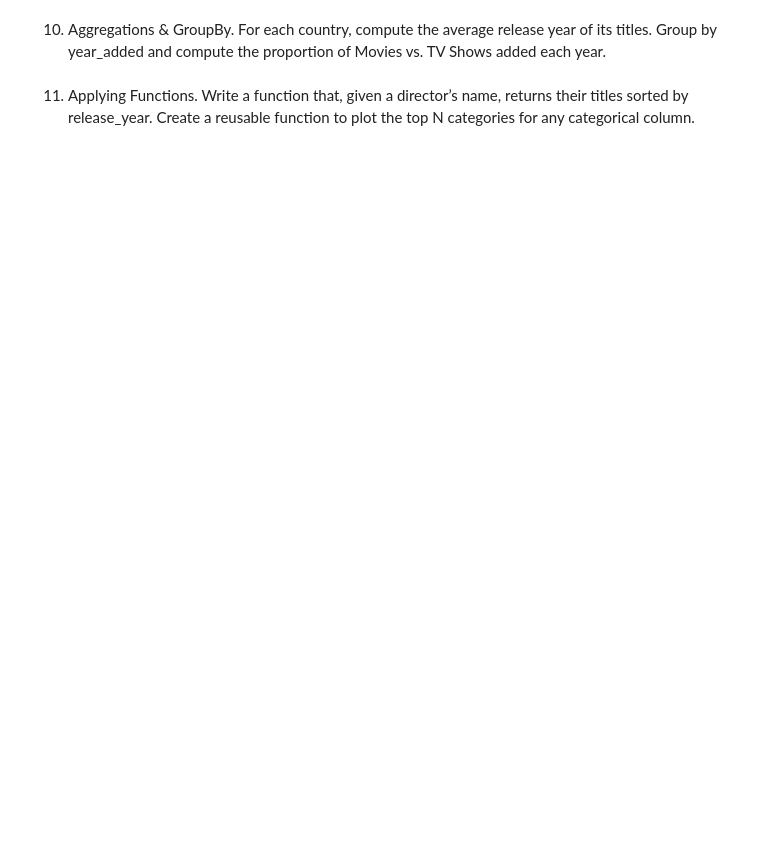
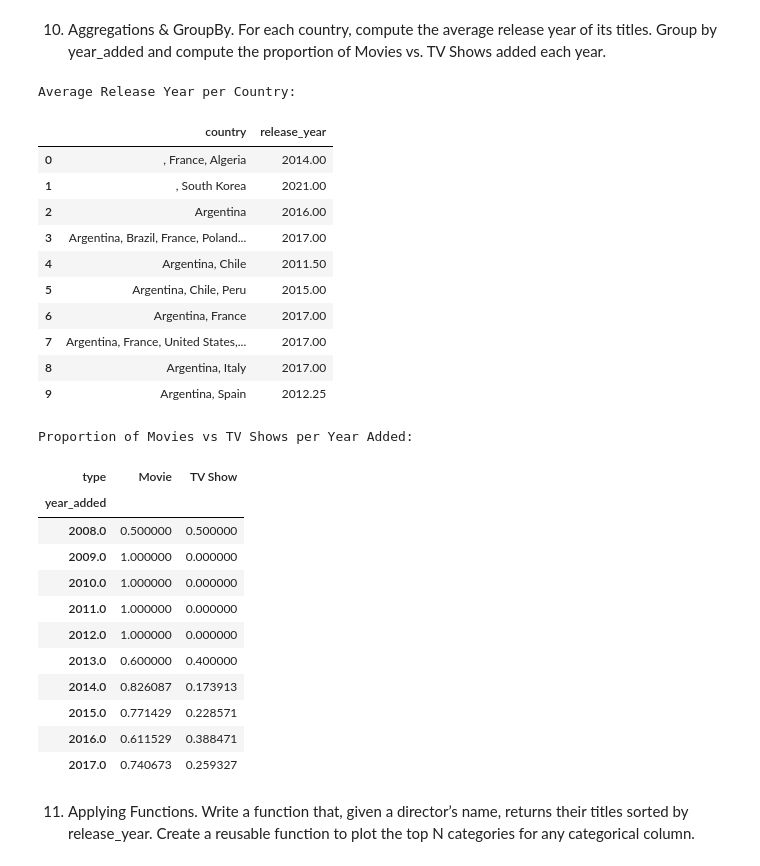
Before and after one commit to qjrmanalo25-dev/CPE-310-2526A, a Jupyter notebook: Final_Case_Study_Netflix_Dataset_(Group_2).ipynb, the cells around one changed output. Cells and saved outputs as stored; diff of their text form; code cells hidden in the pictures; blank space fills up the shorter version.

```diff
--- a/Final_Case_Study_Netflix_Dataset_(Group_2).ipynb
+++ b/Final_Case_Study_Netflix_Dataset_(Group_2).ipynb
@@ -122,4 +264,48 @@ dtype: object
 # %% [markdown]
 10) Aggregations & GroupBy. For each country, compute the average release year of its titles. Group by year_added and compute the proportion of Movies vs. TV Shows added each year.
+# %%
+df = pd.read_csv("/netflix_titles.csv")
+
+df['release_year'] = pd.to_numeric(df['release_year'], errors='coerce')
+df['date_added'] = pd.to_datetime(df['date_added'], errors='coerce')
+df['year_added'] = df['date_added'].dt.year
+df = df.dropna(subset=['country', 'year_added'])
+
+avg_release_year = df.groupby('country')['release_year'].mean().reset_index()
+
+print("Average Release Year per Country:")
+display(avg_release_year.head(10))
+
+counts = df.groupby(['year_added', 'type']).size().unstack(fill_value=0)
+proportions = counts.div(counts.sum(axis=1), axis=0)
+
+print("\nProportion of Movies vs TV Shows per Year Added:")
+display(proportions.head(10))
+# %% [output]
+Average Release Year per Country:
+|  | country | release_year |
+| 0 | , France, Algeria | 2014.00 |
+| 1 | , South Korea | 2021.00 |
+| 2 | Argentina | 2016.00 |
+| 3 | Argentina, Brazil, France, Poland... | 2017.00 |
+| 4 | Argentina, Chile | 2011.50 |
+| 5 | Argentina, Chile, Peru | 2015.00 |
+| 6 | Argentina, France | 2017.00 |
+| 7 | Argentina, France, United States,... | 2017.00 |
+| 8 | Argentina, Italy | 2017.00 |
+| 9 | Argentina, Spain | 2012.25 |
+Proportion of Movies vs TV Shows per Year Added:
+| type | Movie | TV Show |
+| year_added |  |  |
+| 2008.0 | 0.500000 | 0.500000 |
+| 2009.0 | 1.000000 | 0.000000 |
+| 2010.0 | 1.000000 | 0.000000 |
+| 2011.0 | 1.000000 | 0.000000 |
+| 2012.0 | 1.000000 | 0.000000 |
+| 2013.0 | 0.600000 | 0.400000 |
+| 2014.0 | 0.826087 | 0.173913 |
+| 2015.0 | 0.771429 | 0.228571 |
+| 2016.0 | 0.611529 | 0.388471 |
+| 2017.0 | 0.740673 | 0.259327 |
 # %% [markdown]
 11) Applying Functions. Write a function that, given a director’s name, returns their titles sorted by release_year. Create a reusable function to plot the top N categories for any categorical column.
```
Also changed, not shown: parts of 13 cells of this notebook.
